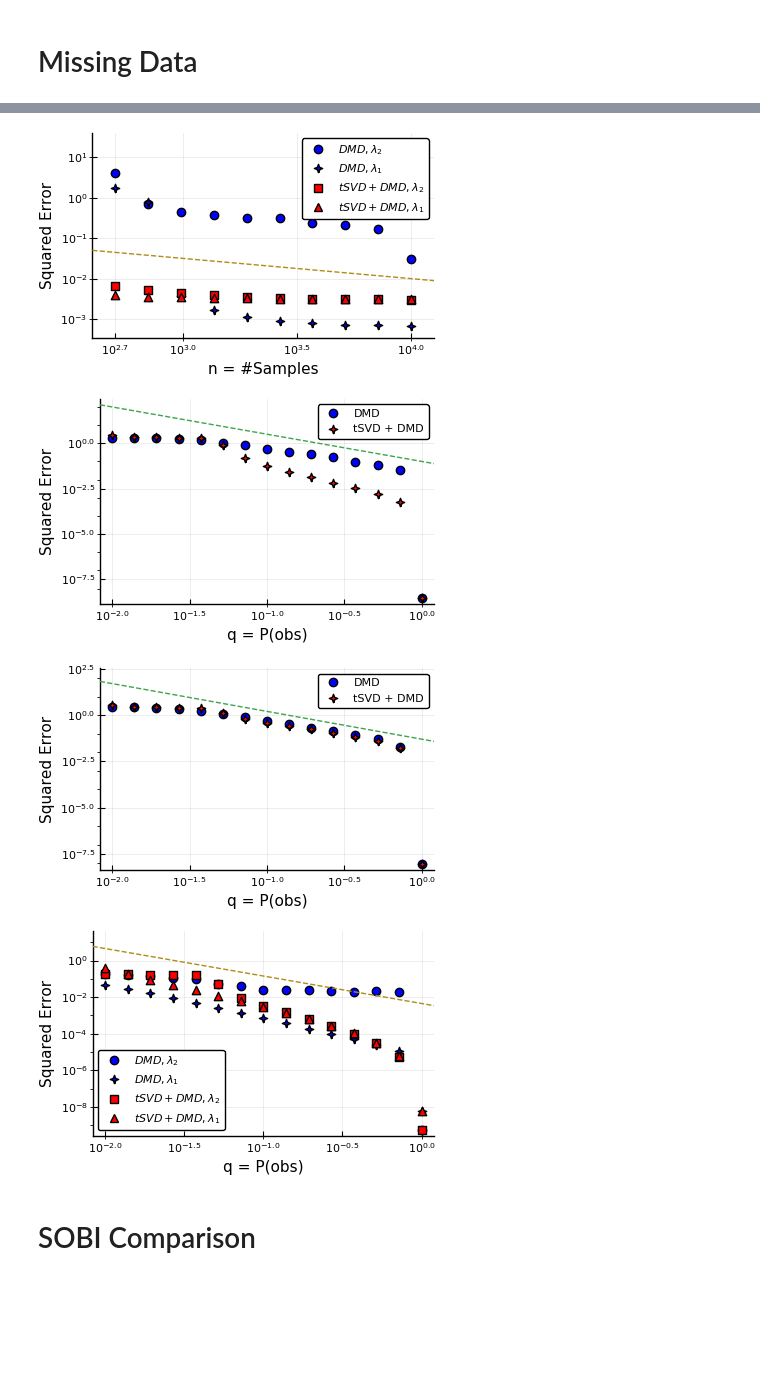
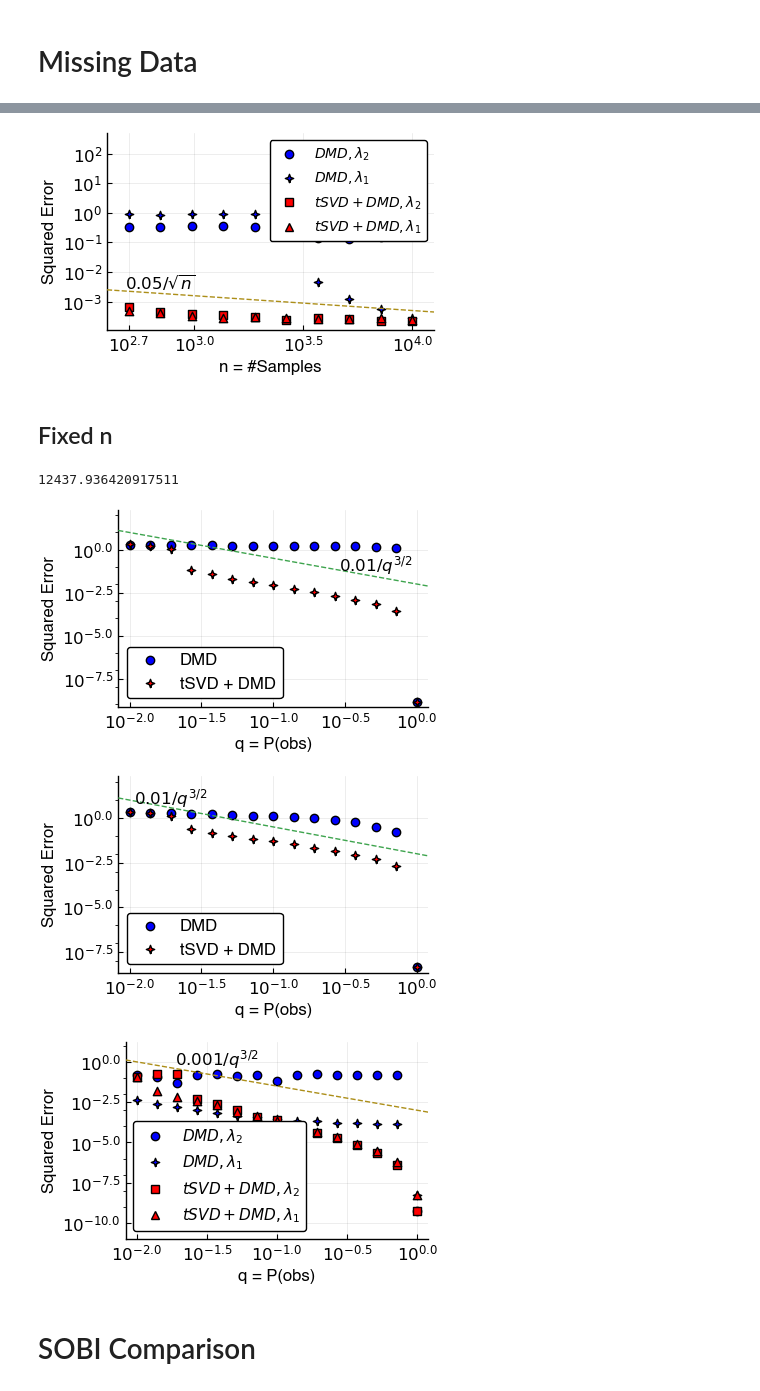
Before and after one commit to aprasadan/DMF.jl, a Jupyter notebook: examples/SyntheticSimulations.ipynb, the cells around one changed output, grey strips where cells are left out. Cells and saved outputs as stored; diff of their text form; code cells hidden in the pictures; blank space fills up the shorter version.

```diff
--- a/examples/SyntheticSimulations.ipynb
+++ b/examples/SyntheticSimulations.ipynb
@@ -548,13 +589,13 @@ p1 = scatter!(n_list, cos_missing_signal_error_m[:, 2], label = "tSVD + DMD", ma
 # %%
 # Eigenvalue ERROR
-cos_missing_eigenvalue_error_m = dropdims(mean(cos_missing_eigenvalue_error; dims = 4); dims = 4)
+cos_missing_eigenvalue_error_m = dropdims(maximum(cos_missing_eigenvalue_error; dims = 4); dims = 4)
 
 n_pl = [10^2.6; n_list; 10^4.1]
 
 p1 = plot(reuse = false, size = trace_size, markersize = 6,
     yscale = :log10, xscale = :log10,
     xlim = (minimum(n_pl), maximum(n_pl)),
-    ylim = (minimum(cos_missing_eigenvalue_error_m[:]) / 2, 10.0 * maximum(cos_missing_eigenvalue_error_m[:])),
+    ylim = (minimum(cos_missing_eigenvalue_error_m[:]) / 2, 500.0),# * maximum(cos_missing_eigenvalue_error_m[:])),
     xlabel = "n = #Samples", ylabel = "Squared Error",
     xticks = [10^2.7, 10^3.0, 10^3.5, 10^4.0]
 )
@@ -563,16 +604,27 @@ p1 = scatter!(n_list, cos_missing_eigenvalue_error_m[:, 2, 1], label = L"DMD, \l
 p1 = scatter!(n_list, cos_missing_eigenvalue_error_m[:, 1, 2], label = L"tSVD + DMD,\lambda_2", marker = :square, color = :red, markersize = 6)
 p1 = scatter!(n_list, cos_missing_eigenvalue_error_m[:, 2, 2], label = L"tSVD + DMD, \lambda_1", marker = :utriangle, color = :red, markersize = 6)
 
-boundline1 = 1.0 * (1.0 ./ n_pl).^(0.5)
+boundline1 = 0.050 * (1.0 ./ n_pl).^(0.5)
 p1 = plot!(n_pl, boundline1, label = "", linestyle = :dash)
+p1 = plot!(ann = (n_pl[3], 2.5 * boundline1[3], L"0.05 / \sqrt{n}", 12))
+font = Plots.font("Helvetica", 12)
+p1 = plot!(legend = :topright, legendfont = Plots.font("Helvetica", 10), guidefont = font, xtickfont = font, ytickfont = font)
 # %% [output]
-[figure, old version]
+[figure, new version]
+# %% [markdown]
+## Fixed n
 # %%
 # Fixing sample size
 
-# Eigenvectors
-Q = randn(p_missing, k)
-Q = mapslices(normalize, Q; dims = 1)
+e_val_err_fcn = (truth, est) -> (est = real.(est);
+    min.(abs.(truth - sort(est)),
+        abs.(truth + sort(est)),
+        abs.(truth - sort(est; rev = true)),
+        abs.(truth + sort(est; rev = true))).^2
+)
+
+p_missing = 2000
+trials = 20
 
 # Magnitudes
 D = Diagonal([2.0; 1.0])
@@ -585,10 +637,15 @@ cos_missing_n_eigenvector_error = zeros(length(q_list), 2, trials)
 cos_missing_n_signal_error = zeros(length(q_list), 2, trials)
 
 S_full = [gen_cos_sequence(n_list[end], f_second[1], fs)[1] gen_cos_sequence(n_list[end], f_second[2], fs)[1]]
-X = Q * D * S_full'
 
+t1 = time()
 for qq = 1:1:length(q_list) # Loop over signal length
     q = q_list[qq]
+
+    # Eigenvectors
+    Q = randn(p_missing, k)
+    Q = mapslices(normalize, Q; dims = 1)
+    X = Q * D * S_full'
 
     for tr = 1:1:trials
         mask = float.(rand(p_missing, n_list[end]) .<= q)
@@ -599,15 +656,19 @@ for qq = 1:1:length(q_list) # Loop over signal length
         w2, Q2, C2, A = dmf(Xm; tsvd = true, nsv = k, C_nsv = k, lag = 1)
 
         # Compute (squared) error
-        cos_missing_n_eigenvalue_error[qq, :, 1, tr] = (w2_true - sort(real.(w1[1:k]))[:]).^2.0
+        cos_missing_n_eigenvalue_error[qq, :, 1, tr] = e_val_err_fcn(w2_true, w1[1:k]) # (w2_true - sort(real.(w1[1:k]))[:]).^2.0
         cos_missing_n_eigenvector_error[qq, 1, tr] = eigenvector_error(Q[:, 1:k], Q1[:, 1:k])
         cos_missing_n_signal_error[qq, 1, tr] = eigenvector_error(S_full[:, 1:k], C1[:, 1:k])
 
-        cos_missing_n_eigenvalue_error[qq, :, 2, tr] = (w2_true - sort(real.(w2[1:k]))[:]).^2.0
+        cos_missing_n_eigenvalue_error[qq, :, 2, tr] = e_val_err_fcn(w2_true, w2[1:k]) # (w2_true - sort(real.(w2[1:k]))[:]).^2.0
         cos_missing_n_eigenvector_error[qq, 2, tr] = eigenvector_error(Q[:, 1:k], Q2[:, 1:k])
         cos_missing_n_signal_error[qq, 2, tr] = eigenvector_error(S_full[:, 1:k], C2[:, 1:k])
     end
 end
+t2 = time()
+println(t2 - t1)
+# %% [output]
+12437.936420917511
 # %%
 # Q ERROR
 cos_missing_n_eigenvector_error_m = dropdims(mean(cos_missing_n_eigenvector_error; dims = 3); dims = 3)
@@ -623,10 +684,13 @@ p1 = plot(reuse = false, size = trace_size, markersize = 6,
 p1 = scatter!(q_list, cos_missing_n_eigenvector_error_m[:, 1], label = "DMD", marker = :circle, color = :blue, markersize = 6)
 p1 = scatter!(q_list, cos_missing_n_eigenvector_error_m[:, 2], label = "tSVD + DMD", marker = :star4, color = :red, markersize = 6)
 
-boundline1 = 0.1 * (1.0 ./ n_pl).^(1.5)
+boundline1 = 0.01 * (1.0 ./ n_pl).^(1.5)
 p1 = plot!(n_pl, boundline1, label = "", linestyle = :dash)
+p1 = plot!(ann = (n_pl[end - 3], 0.6 * boundline1[10], L"0.01 / q^{3/2}", 12))
+font = Plots.font("Helvetica", 12)
+p1 = plot!(legend = :bottomleft, legendfont = font, guidefont = font, xtickfont = font, ytickfont = font)
 # %% [output]
-[figure, old version]
+[figure, new version]
 # %%
 # S ERROR
 cos_missing_n_signal_error_m = dropdims(mean(cos_missing_n_signal_error; dims = 3); dims = 3)
@@ -642,31 +706,37 @@ p1 = plot(reuse = false, size = trace_size, markersize = 6,
 p1 = scatter!(q_list, cos_missing_n_signal_error_m[:, 1], label = "DMD", marker = :circle, color = :blue, markersize = 6)
 p1 = scatter!(q_list, cos_missing_n_signal_error_m[:, 2], label = "tSVD + DMD", marker = :star4, color = :red, markersize = 6)
 
-boundline1 = 0.05 * (1.0 ./ n_pl).^(1.5)
+boundline1 = 0.01 * (1.0 ./ n_pl).^(1.5)
 p1 = plot!(n_pl, boundline1, label = "", linestyle = :dash)
+p1 = plot!(ann = (n_pl[4], 2 * boundline1[3], L"0.01 / q^{3/2}", 12))
+font = Plots.font("Helvetica", 12)
+p1 = plot!(legend = :bottomleft, legendfont = font, guidefont = font, xtickfont = font, ytickfont = font)
 # %% [output]
-[figure, old version]
+[figure, new version]
 # %%
 # Eigenvalue ERROR
-cos_missing_n_eigenvalue_error_m = dropdims(mean(cos_missing_n_eigenvalue_error; dims = 4); dims = 4)
+cos_missing_n_eigenvalue_error_m = dropdims(maximum(cos_missing_n_eigenvalue_error; dims = 4); dims = 4)
 
 n_pl = [q_list[1] / 1.2; q_list; 1.2]
 
 p1 = plot(reuse = false, size = trace_size, markersize = 6,
     yscale = :log10, xscale = :log10,
     xlim = (minimum(n_pl), maximum(n_pl)),
-    ylim = (minimum(cos_missing_n_eigenvalue_error_m[:]) / 2, 100.0 * maximum(cos_missing_n_eigenvalue_error_m[:])),
+    ylim = (minimum(cos_missing_n_eigenvalue_error_m[:]) / 50, 100.0 * maximum(cos_missing_n_eigenvalue_error_m[:])),
     xlabel = "q = P(obs)", ylabel = "Squared Error"
 )
 p1 = scatter!(q_list, cos_missing_n_eigenvalue_error_m[:, 1, 1], label = L"DMD,\lambda_2", marker = :circle, color = :blue, markersize = 6)
 p1 = scatter!(q_list, cos_missing_n_eigenvalue_error_m[:, 2, 1], label = L"DMD, \lambda_1", marker = :star4, color = :blue, markersize = 6)
 p1 = scatter!(q_list, cos_missing_n_eigenvalue_error_m[:, 1, 2], label = L"tSVD + DMD,\lambda_2", marker = :square, color = :red, markersize = 6)
 p1 = scatter!(q_list, cos_missing_n_eigenvalue_error_m[:, 2, 2], label = L"tSVD + DMD, \lambda_1", marker = :utriangle, color = :red, markersize = 6)
 
-boundline1 = 0.0045 * (1.0 ./ n_pl).^(1.5)
+boundline1 = 0.001 * (1.0 ./ n_pl).^(1.5)
 p1 = plot!(n_pl, boundline1, label = "", linestyle = :dash)
+p1 = plot!(ann = (n_pl[6], 10 * boundline1[6], L"0.001 / q^{3/2}", 12))
+font = Plots.font("Helvetica", 12)
+p1 = plot!(legend = :bottomleft, legendfont = Plots.font("Helvetica", 11), guidefont = font, xtickfont = font, ytickfont = font)
 # %% [output]
-[figure, old version]
+[figure, new version]
 # %% [markdown]
 # SOBI Comparison
 # %%
```
Also changed, not shown: parts of 13 cells of this notebook, 1 other file.
